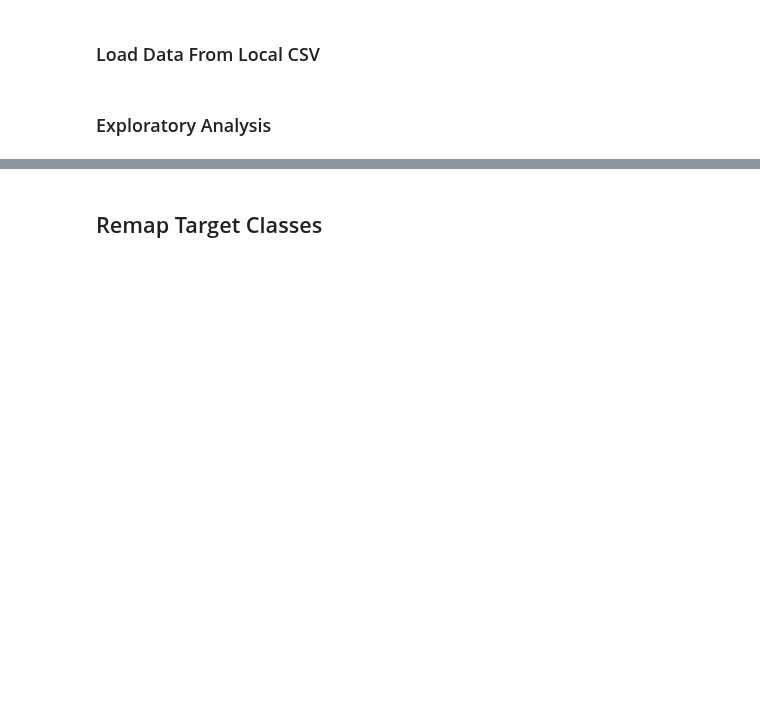
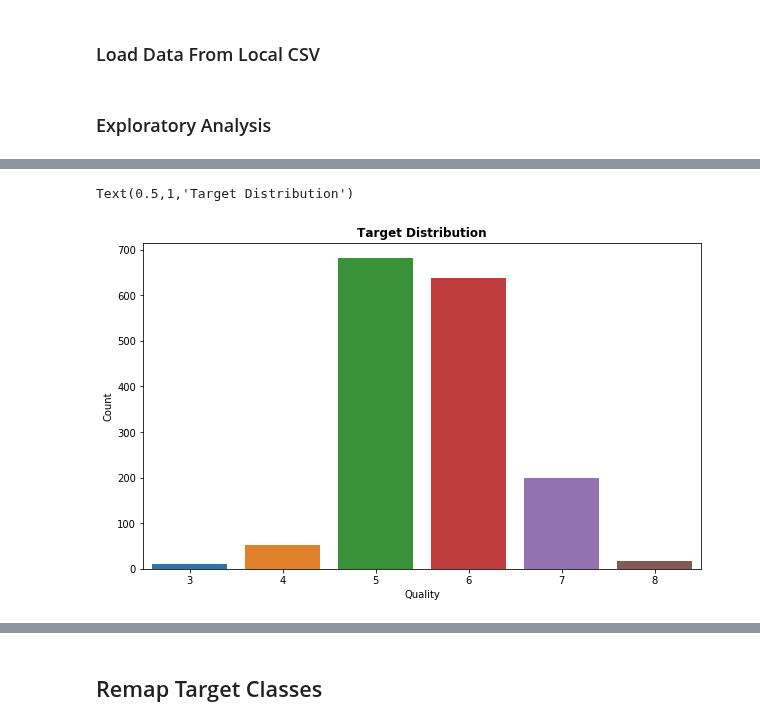
Before and after one commit to cneiderer/Class_Projects, a Jupyter notebook: Project3/Project3_Analysis.ipynb, the cells around one changed output, grey strips where cells are left out. Drawn from its saved outputs; the diff is of its cells as text; code cells hidden in the pictures; blank space fills up the shorter version.

Commit message:
created README and updated notebooks to create supporting figures/images

```diff
--- a/Project3/Project3_Analysis.ipynb
+++ b/Project3/Project3_Analysis.ipynb
@@ -95,0 +116,10 @@ df.head()
+# %%
+# Plot target class distribution
+target_fig, ax = plt.subplots(figsize=(10, 6))
+sns.countplot(x='quality', data=df, ax=ax)
+ax.set_ylabel('Count')
+ax.set_xlabel('Quality')
+ax.set_title('Target Distribution', fontweight='bold')
+# %% [output]
+Text(0.5,1,'Target Distribution')
+[figure, added]
```
Also changed, not shown: parts of 23 cells of this notebook, 13 other files.
